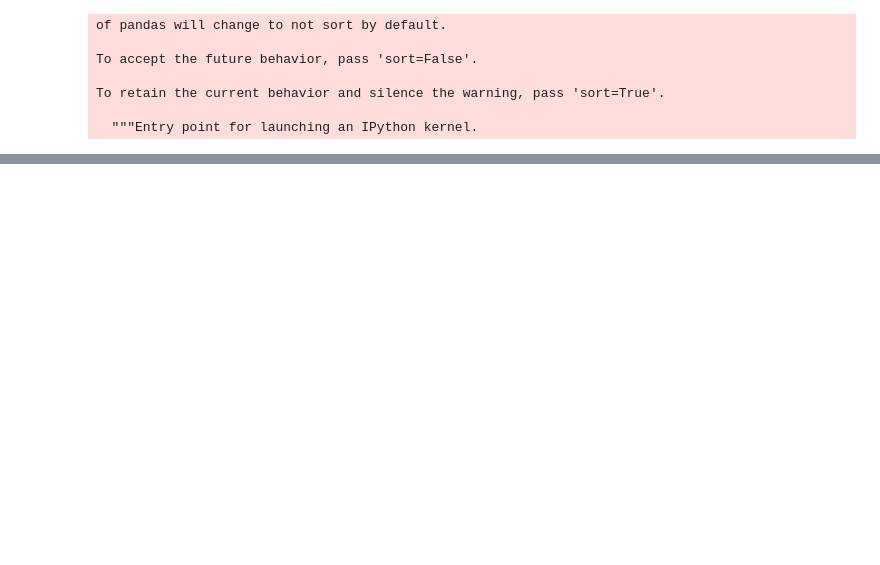
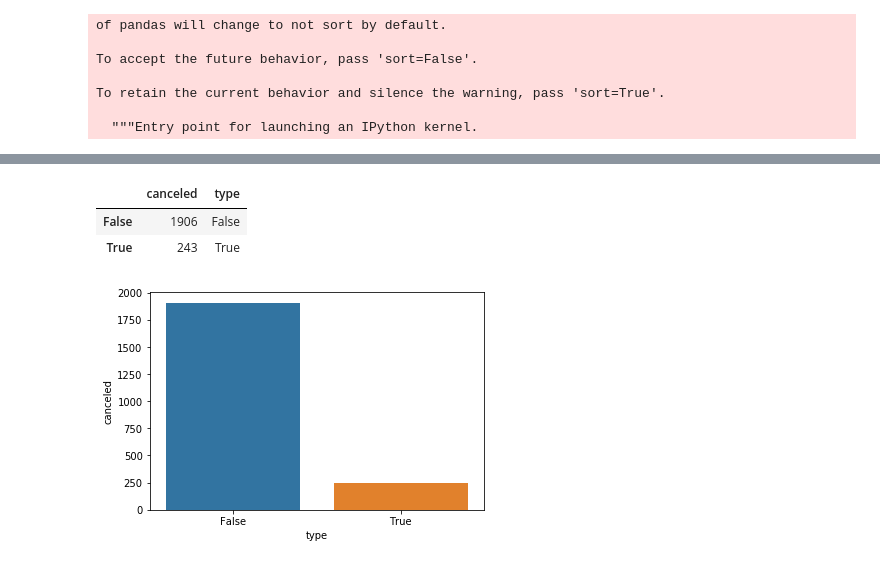
Before and after one commit to SmellsLikeCake/Hair-Salon-Cancellations, a Jupyter notebook: Hair-Salon-Cancellations-Draft.ipynb, the cells around one changed output, grey strips where cells are left out. Cells and saved outputs as stored; diff of their text form; code cells hidden in the pictures; blank space fills up the shorter version.

```diff
--- a/Hair-Salon-Cancellations-Draft.ipynb
+++ b/Hair-Salon-Cancellations-Draft.ipynb
@@ -98,0 +140,2 @@ all_bookings.tail()
+# %%
+all_bookings.loc[:,['booking_date', 'cancel_date']] = all_bookings.loc[:,['booking_date', 'cancel_date']].apply(lambda x: pd.to_datetime(x, format='%m/%d/%Y'))
@@ -98,0 +146,2 @@ all_bookings.tail()
+# %%
+all_bookings['canceled'] = (all_bookings.cancel_date.isnull() == False)
@@ -98,0 +157,14 @@ all_bookings.tail()
+# %%
+canceled_counts = all_bookings.canceled.value_counts().to_frame()
+# %%
+canceled_counts['type'] = ['False', 'True']
+canceled_counts
+# %% [output]
+|  | canceled | type |
+| False | 1906 | False |
+| True | 243 | True |
+# %%
+g = sns.barplot(x='type', y='canceled', data=canceled_counts)
+plt.show()
+# %% [output]
+[figure, added]
```
Also changed, not shown: parts of 53 cells of this notebook, 1 other file.
